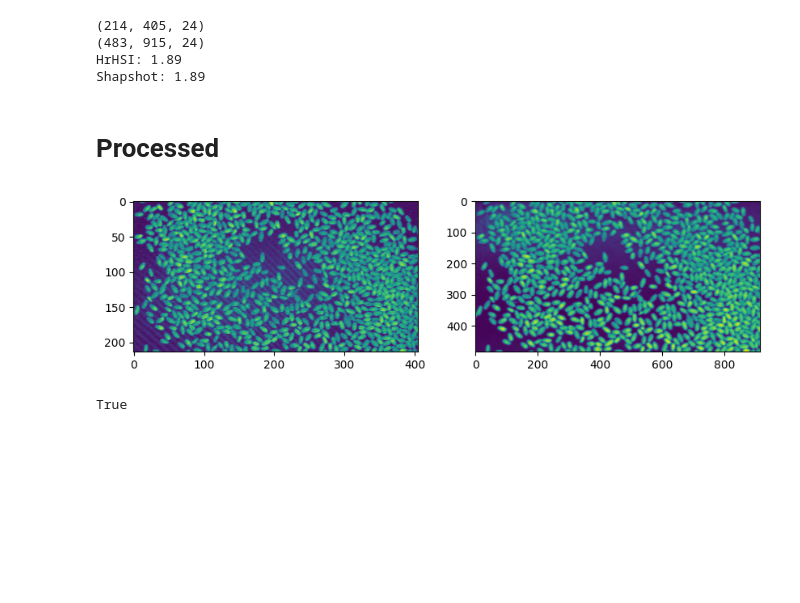
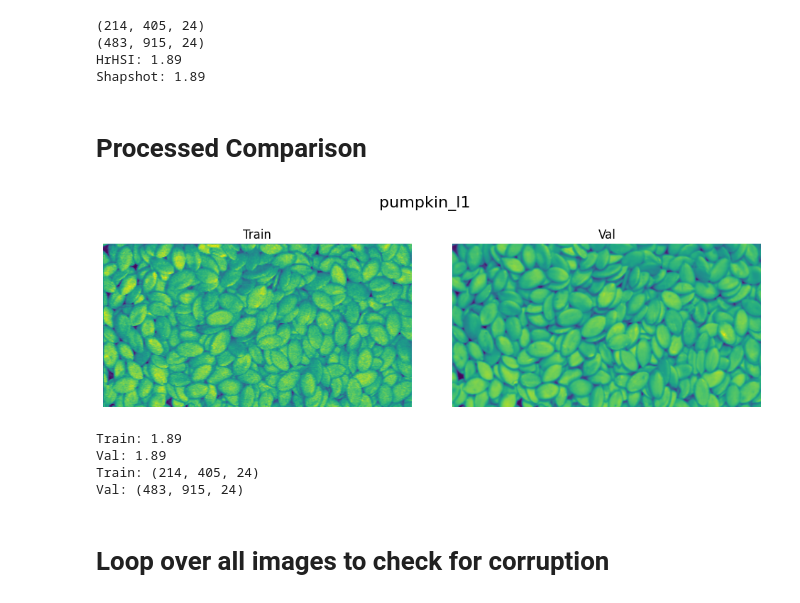
Before and after one commit to amar-music/hyperspectral-snapshot-upscaling, a Jupyter notebook: explore.ipynb, the cells around one changed output. Drawn from its saved outputs; the diff is of its cells as text; code cells hidden in the pictures; blank space fills up the shorter version.

Commit message:
Added processed comparison

```diff
--- a/explore.ipynb
+++ b/explore.ipynb
@@ -230,28 +228,60 @@ print("Shapshot:", round(ss_img.shape[1] / ss_img.shape[0], 2))
 HrHSI: 1.89
 Shapshot: 1.89
 # %% [markdown]
-# Processed
+# Processed Comparison
 # %%
-# Read numpy file
 import numpy as np
-train_img = np.load('data/Processed/train/barley_s4.npy')
-val_img = np.load('data/Processed/val/barley_s4.npy')
+
+# List of all grains
+grains = ["spelt", "rye", "flax", "wheatgrass", "pumpkin", "sunflower",
+          "flaxb", "buckwheat", "millet", "barley", "mix", "corn"]
+densities = ["s", "m", "l"]
+img_nos = [0, 1, 2, 3, 4]
+
+GRAIN = 4       # 0-11
+DENSITY = 2     # 0-2
+IMG_NO = 1      # 0-4
+
+# Select image
+image_id = grains[GRAIN] + "_" + densities[DENSITY] + str(img_nos[IMG_NO])
+
+train_img = np.load("data/Processed/train/" + image_id + ".npy")
+val_img = np.load("data/Processed/val/" + image_id + ".npy")
 
 
 # Plot images next to each other
 import matplotlib.pyplot as plt
 
 # Plot
-fig, axs = plt.subplots(1, 2, figsize=(10, 5))
+fig, axs = plt.subplots(1, 2, figsize=(10, 4))
+plt.tight_layout()
+fig.suptitle(image_id, fontsize=16)
+axs[0].axis('off')
+axs[1].axis('off')
 axs[0].imshow(train_img[:, :, 10])
 axs[1].imshow(val_img[:, :, 10])
+axs[0].set_title("Train")
+axs[1].set_title("Val")
 plt.show()
 
 
 # Save as b&w image
 import cv2 as cv
-cv.imwrite("data/Processed/train.jpg", train_img[:, :, 10] * 255)
-cv.imwrite("data/Processed/val.jpg", val_img[:, :, 10] * 255)
+cv.imwrite("data/Processed/images/" + image_id + "_train.jpg", train_img[:, :, 10] * 255)
+cv.imwrite("data/Processed/images/" + image_id + "_val.jpg", val_img[:, :, 10] * 255)
+
+# Print aspect ratios
+print("Train:", round(train_img.shape[1] / train_img.shape[0], 2))
+print("Val:", round(val_img.shape[1] / val_img.shape[0], 2))
+
+# Print shapes
+print("Train:", train_img.shape)
+print("Val:", val_img.shape)
 # %% [output]
-[figure, old version]
+[figure, new version]
-True
+Train: 1.89
+Val: 1.89
+Train: (214, 405, 24)
+Val: (483, 915, 24)
+# %% [markdown]
+# Loop over all images to check for corruption
```
Also changed, not shown: parts of 7 cells of this notebook.
